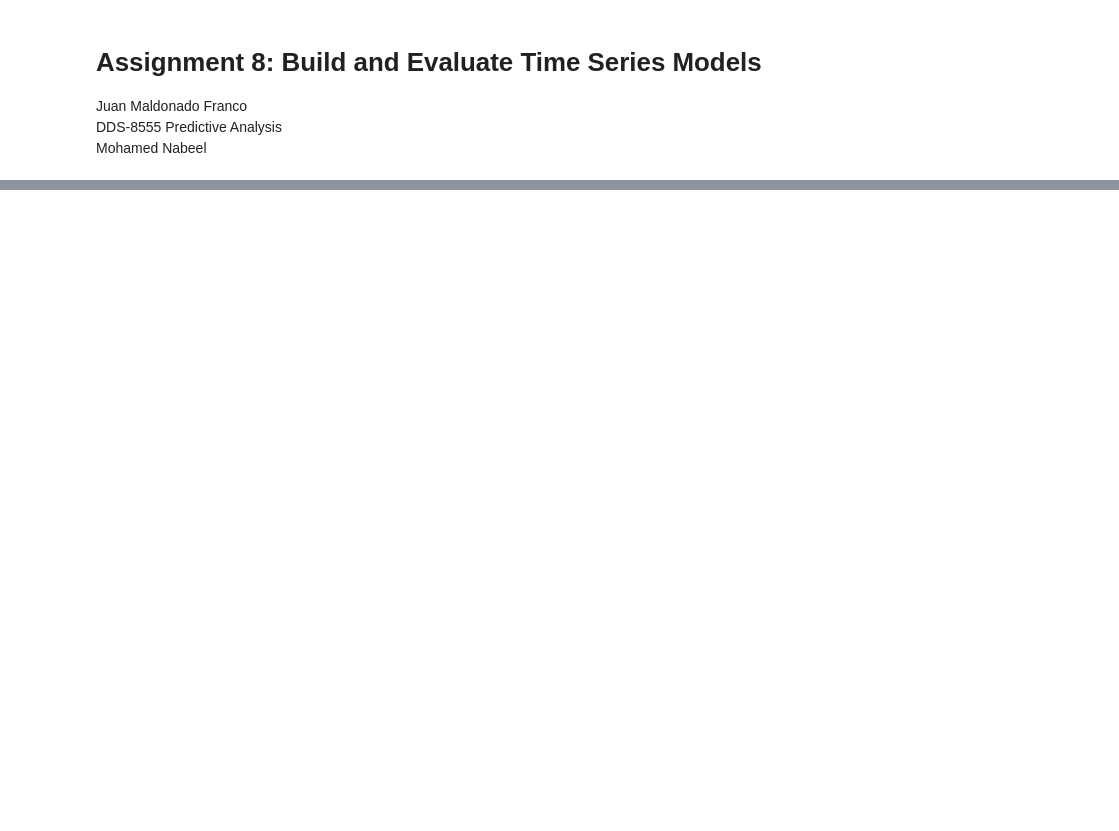
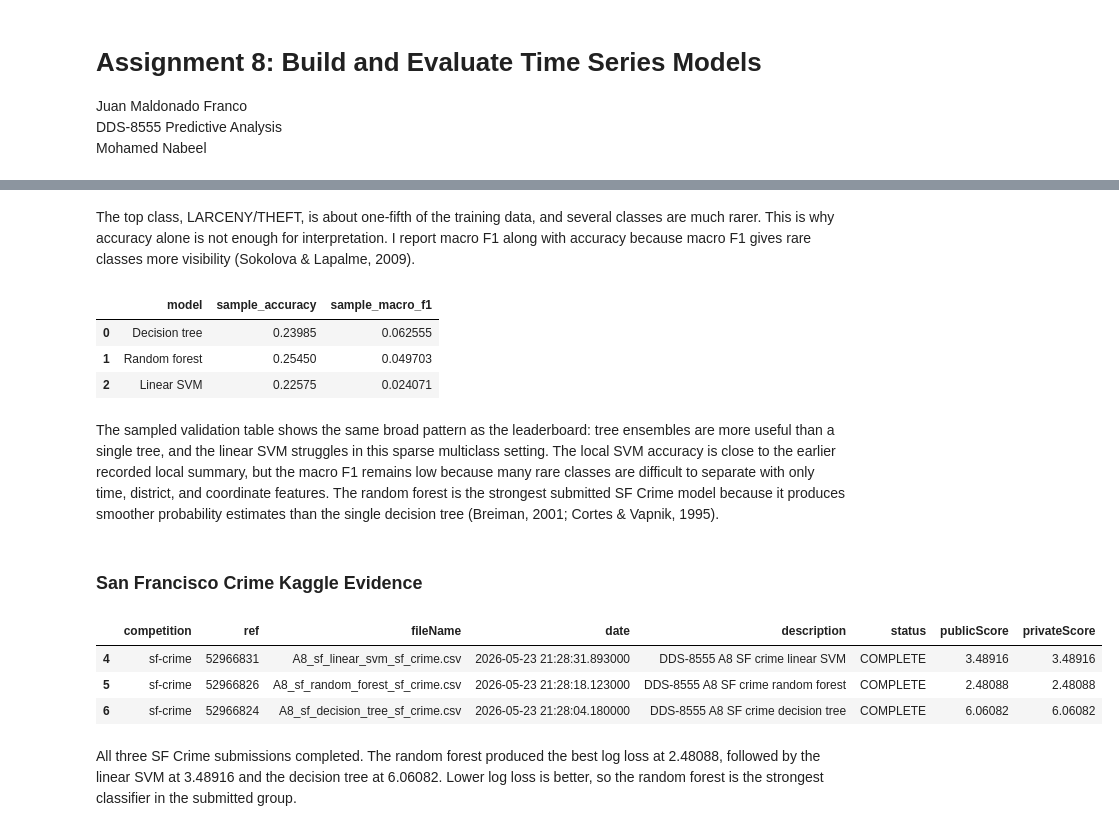
Before and after one commit to maldo81/dds-8555-predictive-analysis, a Jupyter notebook: Week 8/Assignment 8/MaldonadoJDDS8555-8.ipynb, the cells around one changed output, grey strips where cells are left out. Saved outputs shown, nothing was run; the diff lists cells and outputs as text; code cells hidden in the pictures; blank space fills up the shorter version.

```diff
--- a/Week 8/Assignment 8/MaldonadoJDDS8555-8.ipynb
+++ b/Week 8/Assignment 8/MaldonadoJDDS8555-8.ipynb
@@ -83,0 +309,37 @@ Tibshirani, R. (1996).  Regression shrinkage and selection via the lasso. *Journ
+# %% [markdown]
+The top class, LARCENY/THEFT, is about one-fifth of the training data, and several classes are much rarer.  This is why accuracy alone is not enough for interpretation.  I report macro F1 along with accuracy because macro F1 gives rare classes more visibility (Sokolova & Lapalme, 2009).
+# %%
+sf_preprocess = ColumnTransformer([
+    ("num", Pipeline([("imputer", SimpleImputer(strategy="median")), ("scaler", StandardScaler())]), ["X", "Y", "hour", "month", "year"]),
+    ("cat", OneHotEncoder(handle_unknown="ignore"), ["DayOfWeek", "PdDistrict"]),
+])
+sf_models = {
+    "Decision tree": DecisionTreeClassifier(max_depth=14, min_samples_leaf=50, random_state=RANDOM_STATE),
+    "Random forest": RandomForestClassifier(n_estimators=80, max_depth=18, min_samples_leaf=20, n_jobs=-1, random_state=RANDOM_STATE),
+    "Linear SVM": LinearSVC(C=0.5, dual="auto", random_state=RANDOM_STATE, max_iter=3000),
+}
+sf_rows = []
+for name, model in sf_models.items():
+    pipe = Pipeline([("prep", sf_preprocess), ("model", model)])
+    pipe.fit(sf_X_train, sf_y_train)
+    pred = pipe.predict(sf_X_valid)
+    sf_rows.append({"model": name, "sample_accuracy": accuracy_score(sf_y_valid, pred), "sample_macro_f1": f1_score(sf_y_valid, pred, average="macro", zero_division=0)})
+display(pd.DataFrame(sf_rows))
+# %% [output]
+|  | model | sample_accuracy | sample_macro_f1 |
+| 0 | Decision tree | 0.23985 | 0.062555 |
+| 1 | Random forest | 0.25450 | 0.049703 |
+| 2 | Linear SVM | 0.22575 | 0.024071 |
+# %% [markdown]
+The sampled validation table shows the same broad pattern as the leaderboard: tree ensembles are more useful than a single tree, and the linear SVM struggles in this sparse multiclass setting.  The local SVM accuracy is close to the earlier recorded local summary, but the macro F1 remains low because many rare classes are difficult to separate with only time, district, and coordinate features.  The random forest is the strongest submitted SF Crime model because it produces smoother probability estimates than the single decision tree (Breiman, 2001; Cortes & Vapnik, 1995).
+# %% [markdown]
+### San Francisco Crime Kaggle Evidence
+# %%
+display(status_tables[status_tables["competition"] == "sf-crime"])
+# %% [output]
+|  | competition | ref | fileName | date | description | status | publicScore | privateScore |
+| 4 | sf-crime | 52966831 | A8_sf_linear_svm_sf_crime.csv | 2026-05-23 21:28:31.893000 | DDS-8555 A8 SF crime linear SVM | COMPLETE | 3.48916 | 3.48916 |
+| 5 | sf-crime | 52966826 | A8_sf_random_forest_sf_crime.csv | 2026-05-23 21:28:18.123000 | DDS-8555 A8 SF crime random forest | COMPLETE | 2.48088 | 2.48088 |
+| 6 | sf-crime | 52966824 | A8_sf_decision_tree_sf_crime.csv | 2026-05-23 21:28:04.180000 | DDS-8555 A8 SF crime decision tree | COMPLETE | 6.06082 | 6.06082 |
+# %% [markdown]
+All three SF Crime submissions completed.  The random forest produced the best log loss at 2.48088, followed by the linear SVM at 3.48916 and the decision tree at 6.06082.  Lower log loss is better, so the random forest is the strongest classifier in the submitted group.
```
Also changed, not shown: parts of 41 cells of this notebook, 2 other files.
